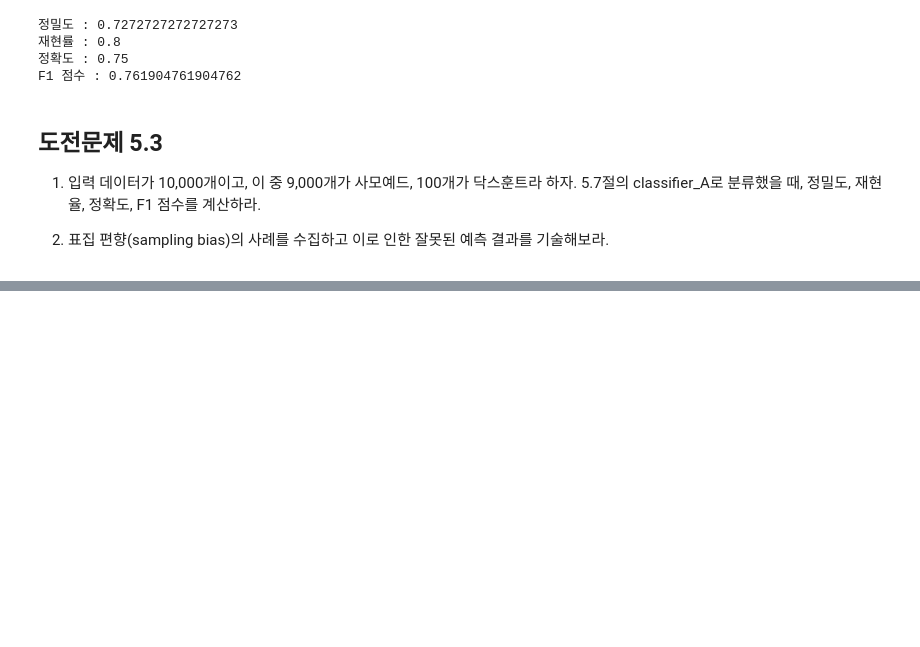
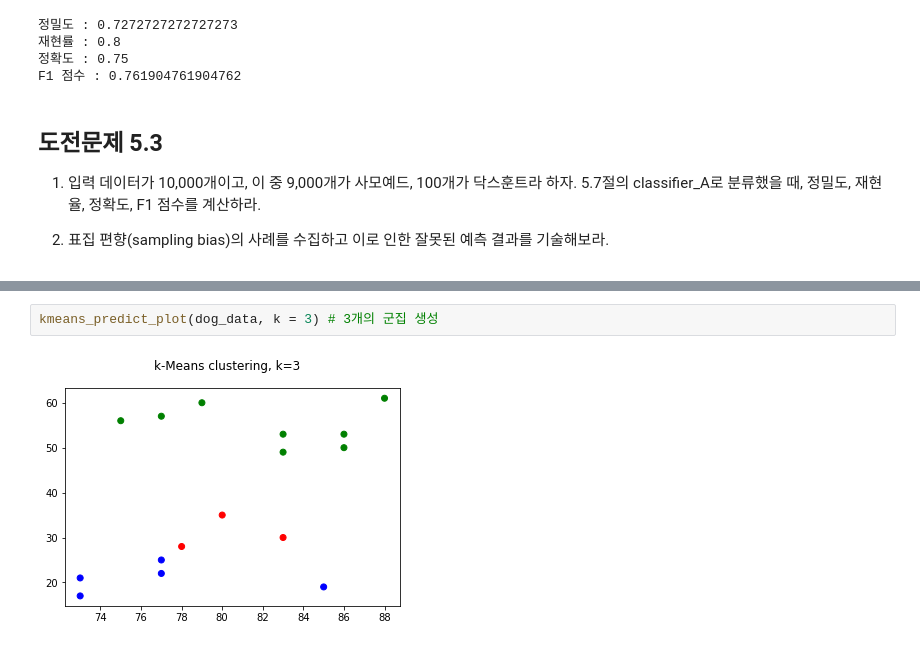
Before and after one commit to shinjangwoon/idu-practice, a Jupyter notebook: 5장 실습/5장 분류와 군집화로 이해하는 지도학습과 비지도 학습.ipynb, the cells around one changed output, grey strips where cells are left out. Saved outputs shown, nothing was run; the diff lists cells and outputs as text; blank space fills up the shorter version.

```diff
--- a/5장 실습/5장 분류와 군집화로 이해하는 지도학습과 비지도 학습.ipynb
+++ b/5장 실습/5장 분류와 군집화로 이해하는 지도학습과 비지도 학습.ipynb
@@ -399,0 +433,4 @@ F1 점수 : 1.0
+# %%
+kmeans_predict_plot(dog_data, k = 3) # 3개의 군집 생성
+# %% [output]
+[figure, added]
```
Also changed, not shown: parts of 13 cells of this notebook.
